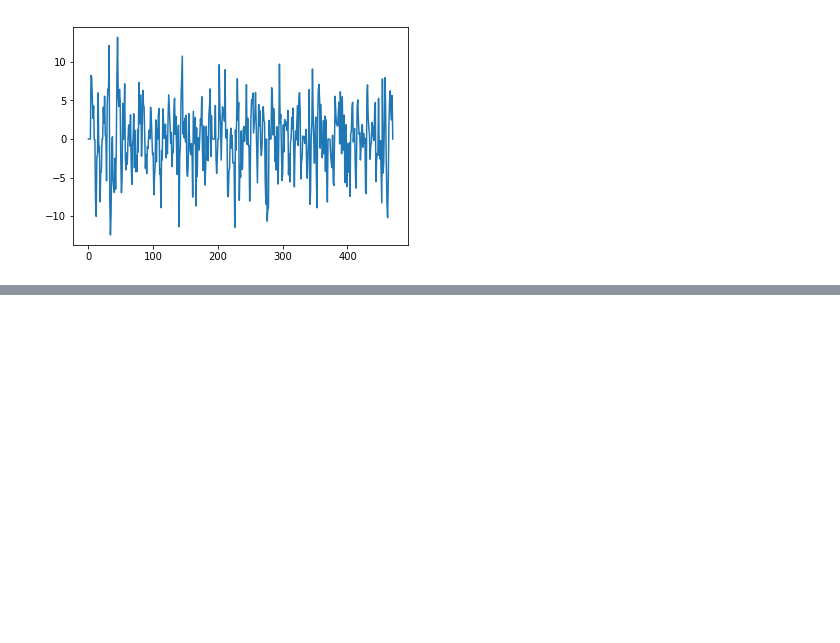
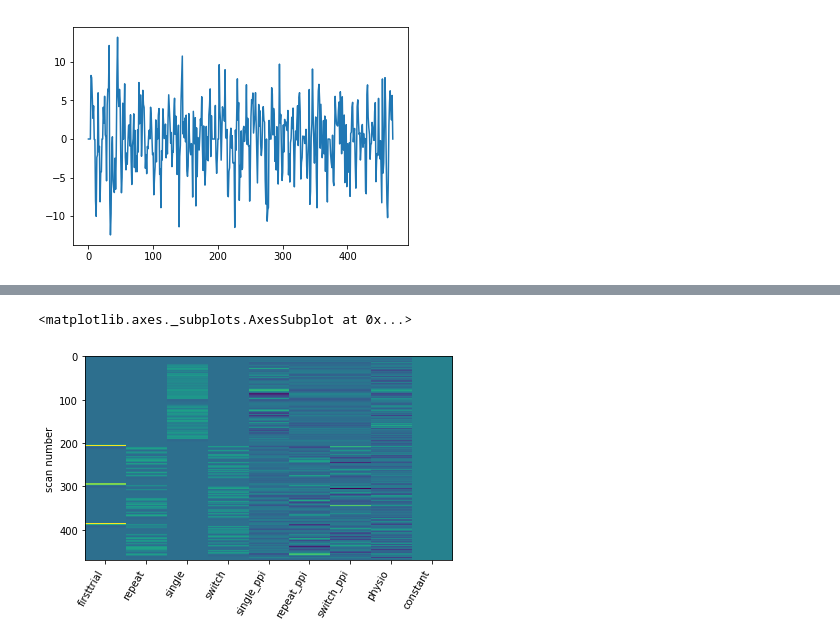
Before and after one commit to jdkent/BetaSeriesRealDataAnalysis, a Jupyter notebook: PPITest/ppi_test.ipynb, the cells around one changed output, grey strips where cells are left out. Cells and saved outputs as stored; diff of their text form; code cells hidden in the pictures; blank space fills up the shorter version.

Commit message:
add first pass at completing ppi calculation

```diff
--- a/PPITest/ppi_test.ipynb
+++ b/PPITest/ppi_test.ipynb
@@ -339,0 +521,9 @@ plt.plot(ppi_single)
+# %%
+frame_times = np.linspace(0, len(test_ts[:,0])*2, num=len(test_ts[:,0]), endpoint=False)
+ppi_design = make_first_level_design_matrix(frame_times, events_df, hrf_model='spm',
+                               drift_model=None, add_regs=np.array(list(ppis.values())).T, add_reg_names=ppis.keys())
+# %%
+plot_design_matrix(ppi_design)
+# %% [output]
+<matplotlib.axes._subplots.AxesSubplot at 0x...>
+[figure, added]
```
Also changed, not shown: parts of 42 cells of this notebook, 2 other files.
